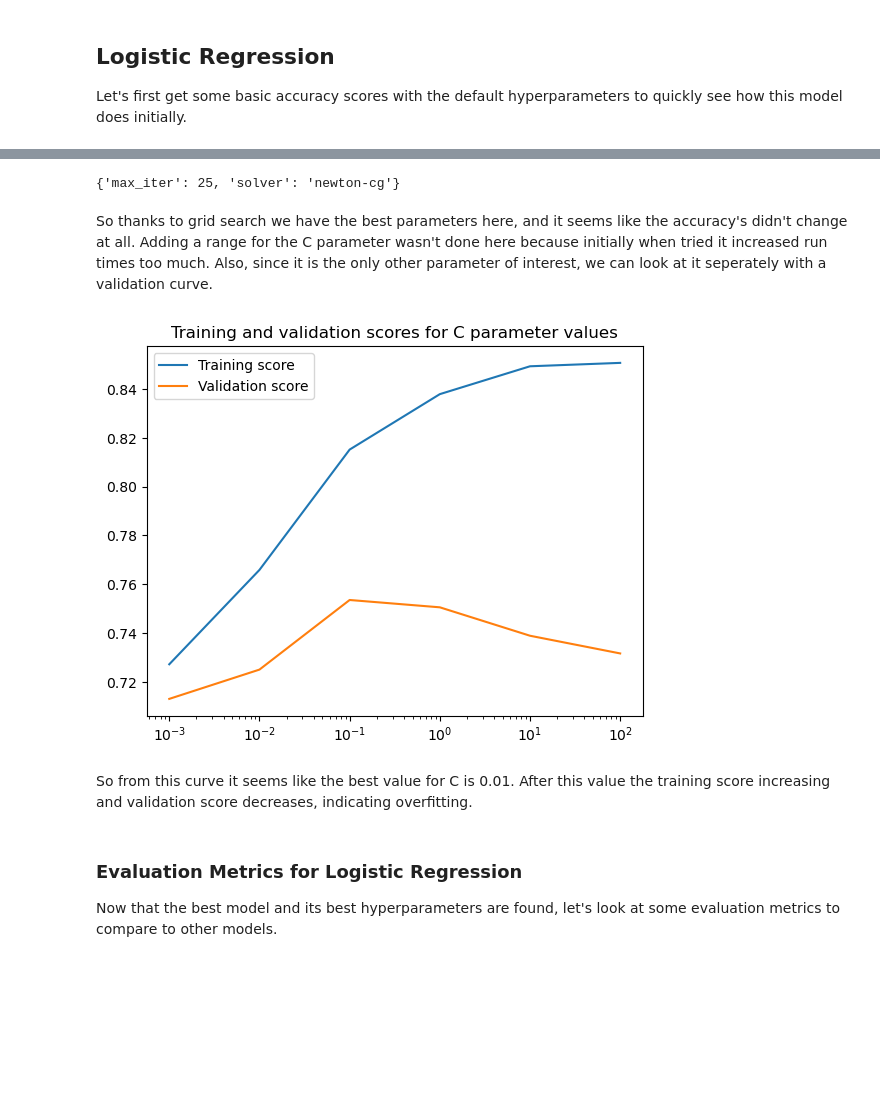
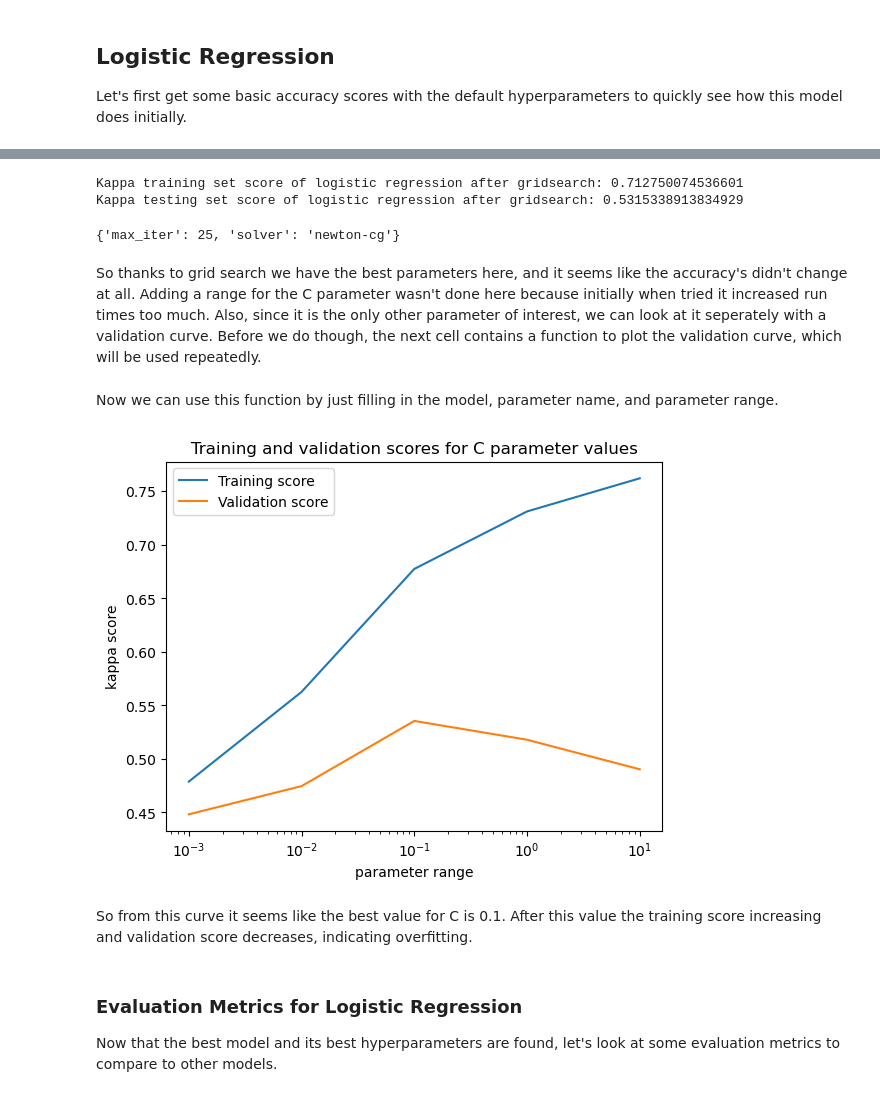
Before and after one commit to RavinderRai/chess_data, a Jupyter notebook: Modelling.ipynb, the cells around one changed output, grey strips where cells are left out. Drawn from its saved outputs; the diff is of its cells as text; code cells hidden in the pictures; blank space fills up the shorter version.

Commit message:
replaced naive bayes with xgboost and added kappa scorer

```diff
--- a/Modelling.ipynb
+++ b/Modelling.ipynb
@@ -64,7 +66,7 @@ Let's first get some basic accuracy scores with the default hyperparameters to q
 #it seems like it is related to the victory status columns datatypes
 #in any case, the solvers: 'newton-cg’, ‘newton-cholesky’, ‘sag’, ‘saga’, all are for multiclass classification problems
 #we will just try newton-cg here and then the rest later in grid search
-lr = LogisticRegression(solver='newton-cg', random_state=42)
+lr = LogisticRegression(solver='newton-cg', random_state=42, n_jobs=-1)
 
 lr.fit(X, y)
 # %% [output]
@@ -84 +109,3 @@ lr.score(X_test, y_test)
+# %%
+kappa_scorer = make_scorer(cohen_kappa_score)
 # %% [markdown]
@@ -88,11 +115,11 @@ Edit: unfortunately, all multiclass solvers (except newton-cg) caused some error
 # %%
 #not all solvers support the l1 penalty, so we won't try it and just leave the default value to keep run time low
 parameters = {'solver': ['newton-cg'],
-              'max_iter': [25, 50, 75, 100, 125]}
+              'max_iter': [25, 50, 100, 125]}
 
 lr = LogisticRegression(random_state=42)
 
-clf = GridSearchCV(lr, parameters)
+clf = GridSearchCV(lr, parameters, scoring=kappa_scorer, n_jobs=-1)
 
 clf.fit(X, y)
 # %% [output]
@@ -110,30 +130,55 @@ clf.score(X_test, y_test)
+# %%
+print('Kappa training set score of logistic regression after gridsearch:', clf.score(X, y))
+print('Kappa testing set score of logistic regression after gridsearch:', clf.score(X_test, y_test))
+# %% [output]
+Kappa training set score of logistic regression after gridsearch: 0.712750074536601
+Kappa testing set score of logistic regression after gridsearch: 0.5315338913834929
 # %%
 clf.best_params_
 # %% [output]
 {'max_iter': 25, 'solver': 'newton-cg'}
 # %% [markdown]
-So thanks to grid search we have the best parameters here, and it seems like the accuracy's didn't change at all. Adding a range for the C parameter wasn't done here because initially when tried it increased run times too much. Also, since it is the only other parameter of interest, we can look at it seperately with a validation curve.
+So thanks to grid search we have the best parameters here, and it seems like the accuracy's didn't change at all. Adding a range for the C parameter wasn't done here because initially when tried it increased run times too much. Also, since it is the only other parameter of interest, we can look at it seperately with a validation curve. Before we do though, the next cell contains a function to plot the validation curve, which will be used repeatedly.
+# %%
+#function that plots a score against parameter values, to allow us to visualize how a certain parameter affects the score
+def plot_train_val_scores(model, param_name, param_range, logplot = False, scoring_metric=kappa_scorer, y_label='kappa score'):
+    #using the validation_curve function to get the score values
+    train_scores, valid_scores = validation_curve(model, X, y,
+                                                  param_name=param_name,
+                                                  param_range=param_range,
+                                                  cv=5,
+                                                  scoring=kappa_scorer,
+                                                  n_jobs=-1)
+
+    #take the mean of the cross validation scores and plot these
+    train_scores_mean = train_scores.mean(axis=1)
+    valid_scores_mean = valid_scores.mean(axis=1)
+
+    #if the var_smoothing parameter ranges increase exponentially, we need to take the log of it to get a better visual
+    if logplot:
+        plt.semilogx(param_range, train_scores_mean, label="Training score")
+        plt.semilogx(param_range, valid_scores_mean, label="Validation score")
+    else:
+        plt.plot(param_range, train_scores_mean, label="Training score")
+        plt.plot(param_range, valid_scores_mean, label="Validation score")
+
+    plt.title('Training and validation scores for {} parameter values'.format(param_name))
+    plt.xlabel('parameter range')
+    plt.ylabel(y_label)
+    plt.legend()
+    plt.show()
+# %% [markdown]
+Now we can use this function by just filling in the model, parameter name, and parameter range.
 # %%
 model = LogisticRegression(solver = 'newton-cg', random_state=42, max_iter=25)
 
-train_scores, valid_scores = validation_curve(model, X, y,
-                                              param_name="C",
-                                              param_range=[0.001, 0.01, 0.1, 1, 10, 100],
-                                              cv=5)
+param_range = [0.001, 0.01, 0.1, 1, 10]
+
+plot_train_val_scores(model, 'C', param_range, logplot = True)
+# %% [output]
+[figure, added]
-# %%
-train_scores_mean = train_scores.mean(axis=1)
-valid_scores_mean = valid_scores.mean(axis=1)
-
-#the C parameter ranges increase exponentially, so we need to take the log of it to get a better visual
-plt.semilogx([0.001, 0.01, 0.1, 1, 10, 100], train_scores_mean, label="Training score")
-plt.semilogx([0.001, 0.01, 0.1, 1, 10, 100], valid_scores_mean, label="Validation score")
-plt.title('Training and validation scores for C parameter values')
-plt.legend()
-plt.show()
-# %% [output]
-[figure, removed]
 # %% [markdown]
-So from this curve it seems like the best value for C is 0.01. After this value the training score increasing and validation score decreases, indicating overfitting.
+So from this curve it seems like the best value for C is 0.1. After this value the training score increasing and validation score decreases, indicating overfitting.
 # %% [markdown]
 ### Evaluation Metrics for Logistic Regression
 
```
Also changed, not shown: parts of 143 cells of this notebook.
